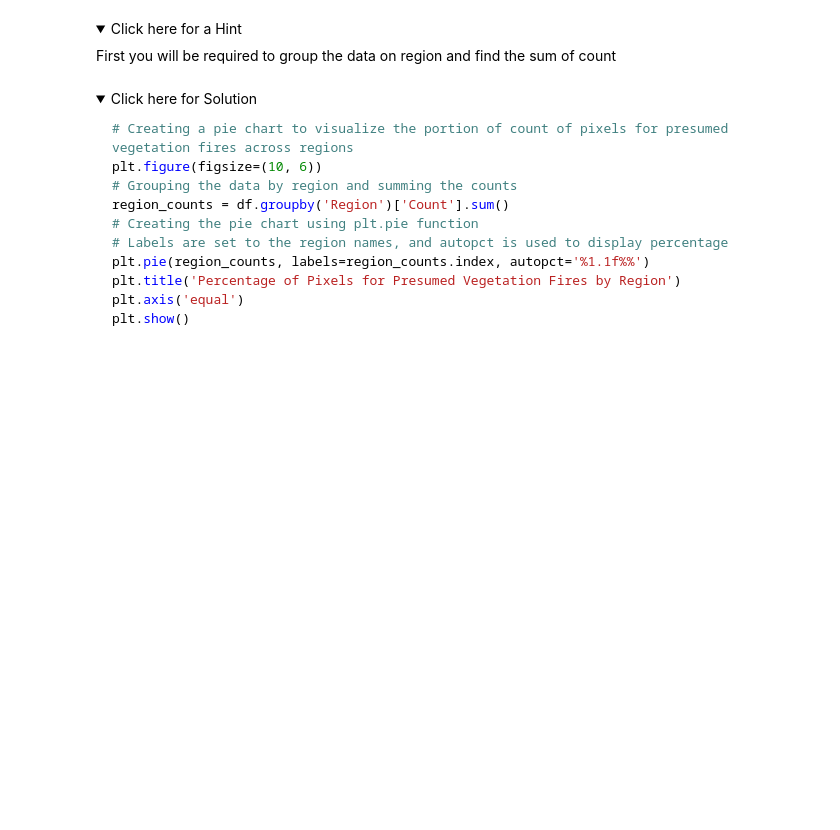
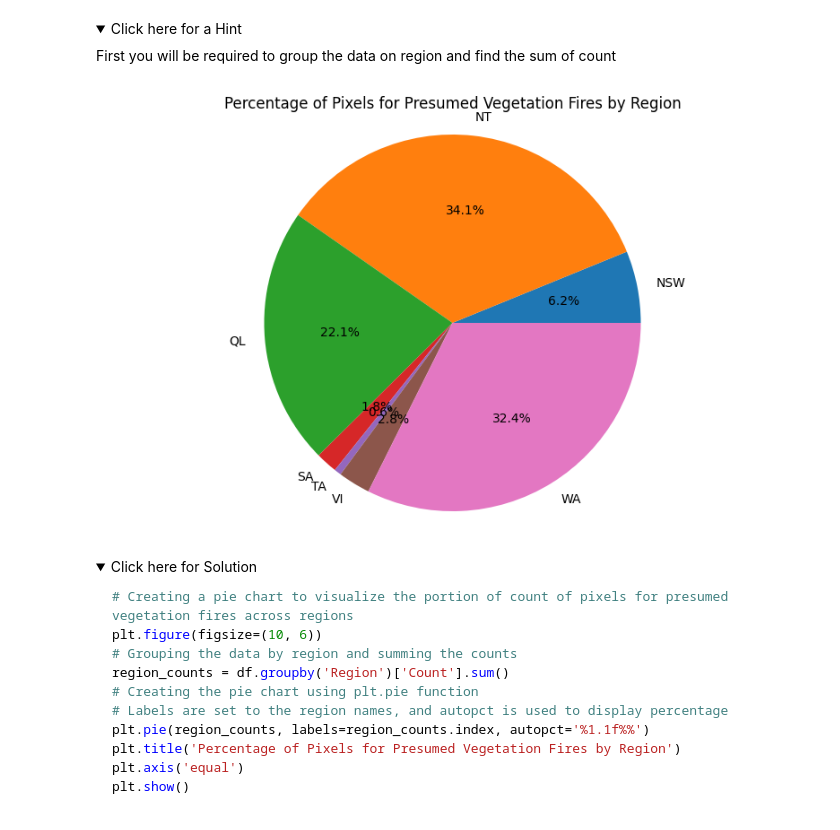
Before and after one commit to YaaseenK/-IBM_Data_Analyst_Full_Course, a Jupyter notebook: 05_Data Visualization with Python/module5/Practice_Assignment_Part1.jupyterlite.ipynb, the cells around one changed output. Saved outputs shown, nothing was run; the diff lists cells and outputs as text; code cells hidden in the pictures; folded sections open; blank space fills up the shorter version.

```diff
--- a/05_Data Visualization with Python/module5/Practice_Assignment_Part1.jupyterlite.ipynb
+++ b/05_Data Visualization with Python/module5/Practice_Assignment_Part1.jupyterlite.ipynb
@@ -330,6 +343,19 @@ plt.show()
     <summary>Click here for a Hint</summary>
 First you will  be required to group the data on region and find the sum of count
 </details>
+# %%
+# Creating a pie chart to visualize the portion of count of pixels for presumed vegetation fires across regions
+plt.figure(figsize=(10, 6))
+# Grouping the data by region and summing the counts
+region_counts = df.groupby('Region')['Count'].sum()
+# Creating the pie chart using plt.pie function
+# Labels are set to the region names, and autopct is used to display percentage
+plt.pie(region_counts, labels=region_counts.index, autopct='%1.1f%%')
+plt.title('Percentage of Pixels for Presumed Vegetation Fires by Region')
+plt.axis('equal')
+plt.show()
+# %% [output]
+[figure, added]
 # %% [markdown]
 <details>
     <summary>Click here for Solution</summary>
```
Also changed, not shown: parts of 3 cells of this notebook.
